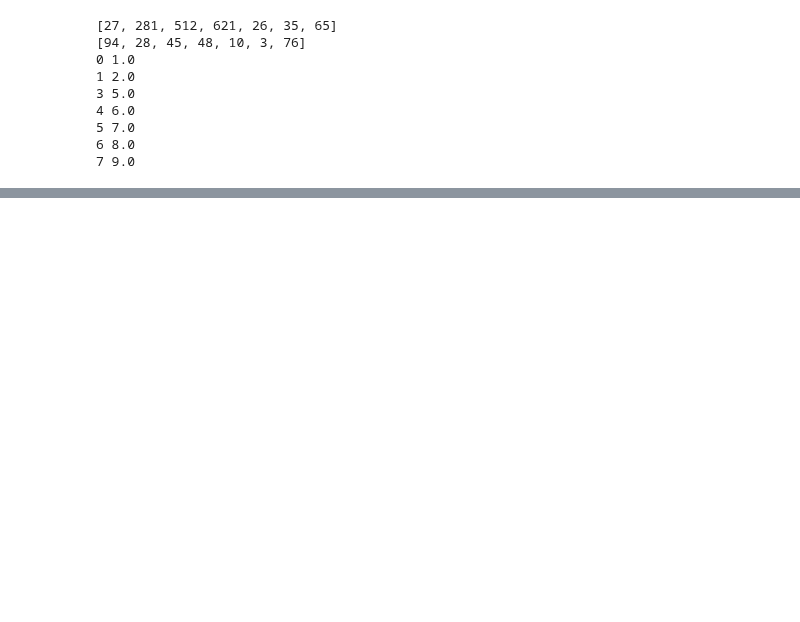
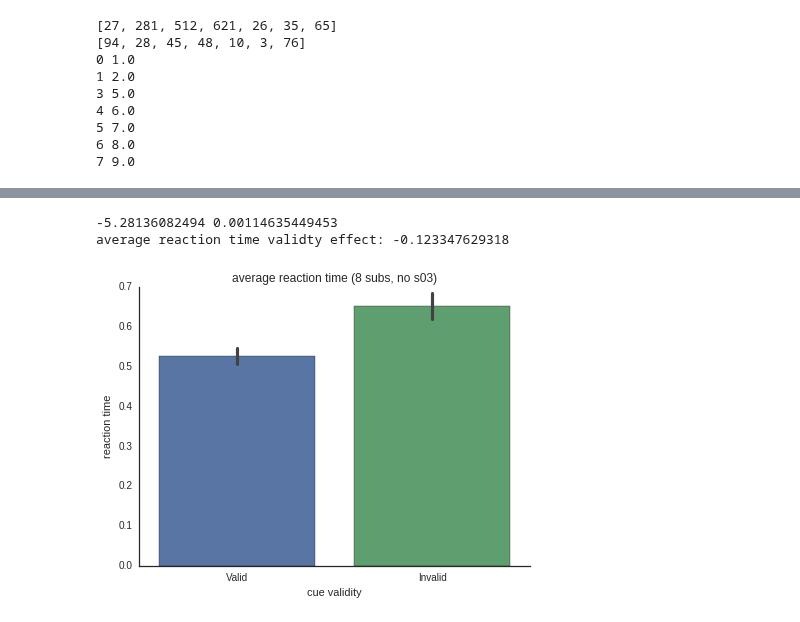
Before and after one commit to Nian-Jingqing/AttentionSaccade, a Jupyter notebook: AttentionSaccade_EyetrackerAnalysis.ipynb, the cells around one changed output, grey strips where cells are left out. Saved outputs shown, nothing was run; the diff lists cells and outputs as text; code cells hidden in the pictures; blank space fills up the shorter version.

Commit message:
add attention task RT analysis

```diff
--- a/AttentionSaccade_EyetrackerAnalysis.ipynb
+++ b/AttentionSaccade_EyetrackerAnalysis.ipynb
@@ -486,6 +488,3 @@ for i in range(len(edat)):
 5 7.0
 6 8.0
 7 9.0
-# %%
-for i in range(len(edat[3])):
-    throws = [trl for trl in range(len(edat[3])) if edat[3][trl]['behaviour']['CT_stable']==0]
@@ -549,0 +523,44 @@ sns.regplot(x,y) #scatter plot with line of best fit (i.e. trajectory of saccade
+# %%
+# just quickly try and get distributions of RT for the attention task -- only for correct trials
+medvalRT = []
+medinvRT = []
+
+validRT = []; invalidRT = []
+
+for isub in range(len(edat)):
+    attval = [x for x in range(len(edat[isub])) if edat[isub][x]['behaviour']['task']==1.0 and edat[isub][x]['behaviour']['validity']==1.0 and edat[isub][x]['behaviour']['corr']==1.0]
+    attinv = [x for x in range(len(edat[isub])) if edat[isub][x]['behaviour']['task']==1.0 and edat[isub][x]['behaviour']['validity']==0.0 and edat[isub][x]['behaviour']['corr']==1.0]
+    valtrls = []; invtrls = []
+    for i in attval:
+        valtrls.append(edat[isub][i]['behaviour']['time'])
+    for i in attinv:
+        invtrls.append(edat[isub][i]['behaviour']['time'])
+    medvalRT.append(np.nanmedian(valtrls)); validRT.append([valtrls])
+    medinvRT.append(np.nanmedian(invtrls)); invalidRT.append([invtrls])
+
+validRT = np.squeeze(np.array(validRT)); invalidRT = np.squeeze(np.array(invalidRT))
+id = sublist
+medvaltimedf = pd.DataFrame(medvalRT); medvaltimedf['subid'] = id; medvaltimedf['Validity'] = 'Valid'
+medinvtimedf = pd.DataFrame(medinvRT); medinvtimedf['subid'] = id; medinvtimedf['Validity'] = 'Invalid'
+medvaltimedf.columns = ['RT', 'id', 'Validity']
+medinvtimedf.columns = ['RT', 'id', 'Validity']
+plotRT    = pd.concat([medvaltimedf, medinvtimedf]) #meanvaltime and meaninvtime still contain data
+
+plt.rcParams['figure.figsize']=(7,5)
+
+
+
+statplot = sns.barplot(x = plotRT.Validity, y = plotRT.RT, ci = 68)
+statplot.set_title('average reaction time (8 subs, no s03)')
+statplot.set_xlabel('cue validity')
+statplot.set_ylabel('reaction time')
+sns.despine()
+plt.savefig('./figures/barplot_medianRT_8subs.png')
+
+
+test = stats.ttest_rel(medvalRT, medinvRT)
+print test.statistic, test.pvalue, '\n', 'average reaction time validty effect: %s' %np.mean(np.subtract(medvalRT,medinvRT))
+# %% [output]
+-5.28136082494 0.00114635449453
+average reaction time validty effect: -0.123347629318
+[figure, added]
```
Also changed, not shown: parts of 20 cells of this notebook.
